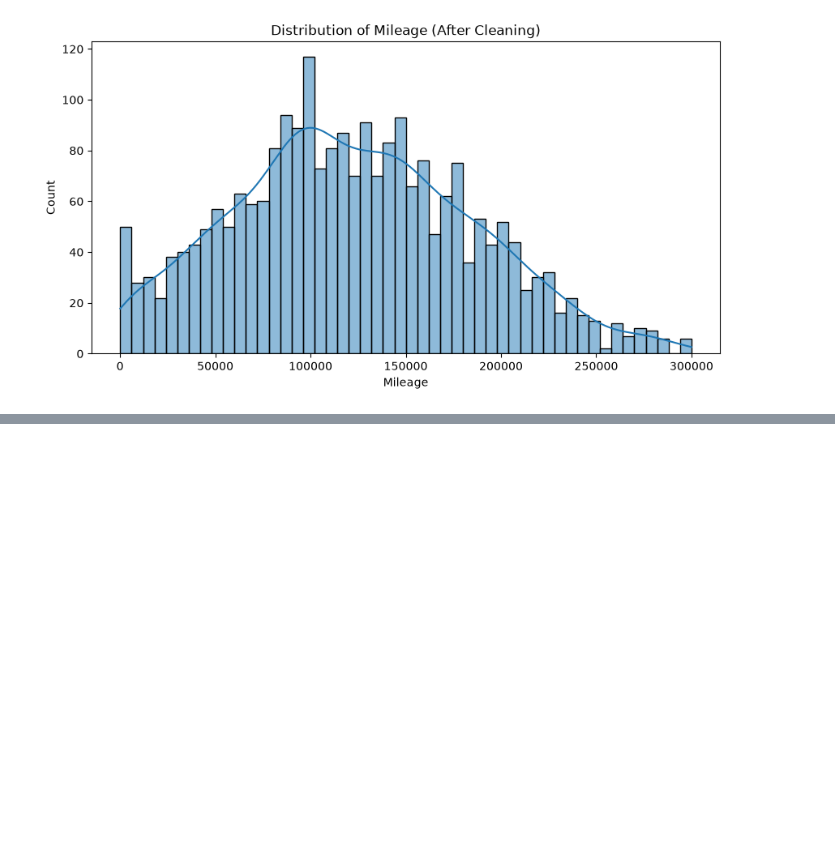
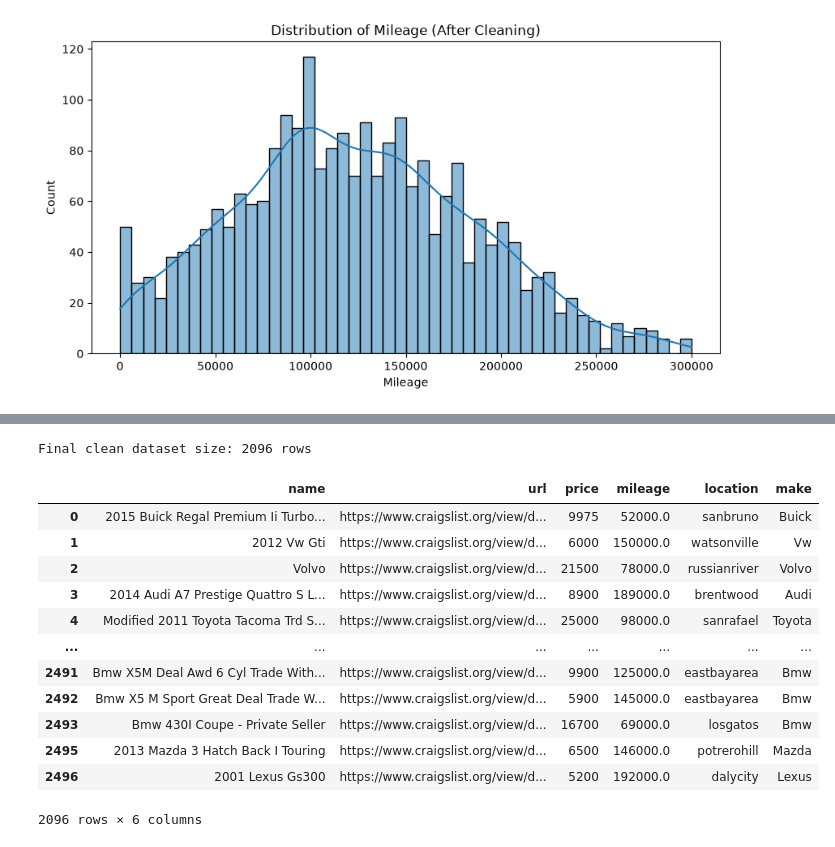
Before and after one commit to abhiswrld/AutoValuate, a Jupyter notebook: ml/EDA_and_Feature_Engineering.ipynb, the cells around one changed output, grey strips where cells are left out. Cells and saved outputs as stored; diff of their text form; code cells hidden in the pictures; blank space fills up the shorter version.

```diff
--- a/ml/EDA_and_Feature_Engineering.ipynb
+++ b/ml/EDA_and_Feature_Engineering.ipynb
@@ -142,3 +142,32 @@ plt.xlabel('Mileage')
 plt.show()
 # %% [output]
 [figure]
+# %%
+# 1. Define a list of common car manufacturers
+manufacturers = [
+    'Toyota', 'Honda', 'Ford', 'Chevrolet', 'Chevy', 'Nissan', 'BMW', 'Mercedes', 'Benz',
+    'Audi', 'Lexus', 'Subaru', 'Volkswagen', 'Vw', 'Hyundai', 'Kia', 'Mazda', 'Acura', 'Jeep',
+    'Dodge', 'Ram', 'GMC', 'Cadillac', 'Infiniti', 'Volvo', 'Mitsubishi', 'Mini',
+    'Porsche', 'Tesla', 'Land Rover', 'Jaguar', 'Chrysler', 'Buick', 'Pontiac', 'Saturn'
+]
+# %%
+def extract_make(title):
+    # Lowercase the title to make matching case-insensitive
+    title_lower = title.lower()
+
+    # Loop through our list of manufacturers
+    for make in manufacturers:
+        # Check if the lowercased make is in the title
+        if make.lower() in title_lower:
+            return make.title() # Return it nicely formatted (e.g., "Honda")
+
+    return None # If no manufacturer is found, return None
+# %%
+# 2. Apply the function to our 'name' column
+df_clean['make'] = df_clean['name'].apply(extract_make)
+
+print("Makes found:")
+print(df_clean['make'].value_counts())
+
+print("\nRows with missing Make:")
+print(df_clean['make'].isnull().sum())
@@ -144,0 +211,23 @@ plt.show()
+# %%
+# Drop rows where we still couldn't find the make
+df_clean = df_clean.dropna(subset=['make'])
+
+print(f"Final clean dataset size: {len(df_clean)} rows")
+# %% [output]
+Final clean dataset size: 2096 rows
+# %%
+df_clean
+# %% [output]
+|  | name | url | price | mileage | location | make |
+| 0 | 2015 Buick Regal Premium Ii Turbo... | https://www.craigslist.org/view/d... | 9975 | 52000.0 | sanbruno | Buick |
+| 1 | 2012 Vw Gti | https://www.craigslist.org/view/d... | 6000 | 150000.0 | watsonville | Vw |
+| 2 | Volvo | https://www.craigslist.org/view/d... | 21500 | 78000.0 | russianriver | Volvo |
+| 3 | 2014 Audi A7 Prestige Quattro S L... | https://www.craigslist.org/view/d... | 8900 | 189000.0 | brentwood | Audi |
+| 4 | Modified 2011 Toyota Tacoma Trd S... | https://www.craigslist.org/view/d... | 25000 | 98000.0 | sanrafael | Toyota |
+| ... | ... | ... | ... | ... | ... | ... |
+| 2491 | Bmw X5M Deal Awd 6 Cyl Trade With... | https://www.craigslist.org/view/d... | 9900 | 125000.0 | eastbayarea | Bmw |
+| 2492 | Bmw X5 M Sport Great Deal Trade W... | https://www.craigslist.org/view/d... | 5900 | 145000.0 | eastbayarea | Bmw |
+| 2493 | Bmw 430I Coupe - Private Seller | https://www.craigslist.org/view/d... | 16700 | 69000.0 | losgatos | Bmw |
+| 2495 | 2013 Mazda 3 Hatch Back I Touring | https://www.craigslist.org/view/d... | 6500 | 146000.0 | potrerohill | Mazda |
+| 2496 | 2001 Lexus Gs300 | https://www.craigslist.org/view/d... | 5200 | 192000.0 | dalycity | Lexus |
+2096 rows × 6 columns
```
Also changed, not shown: parts of 5 cells of this notebook.
